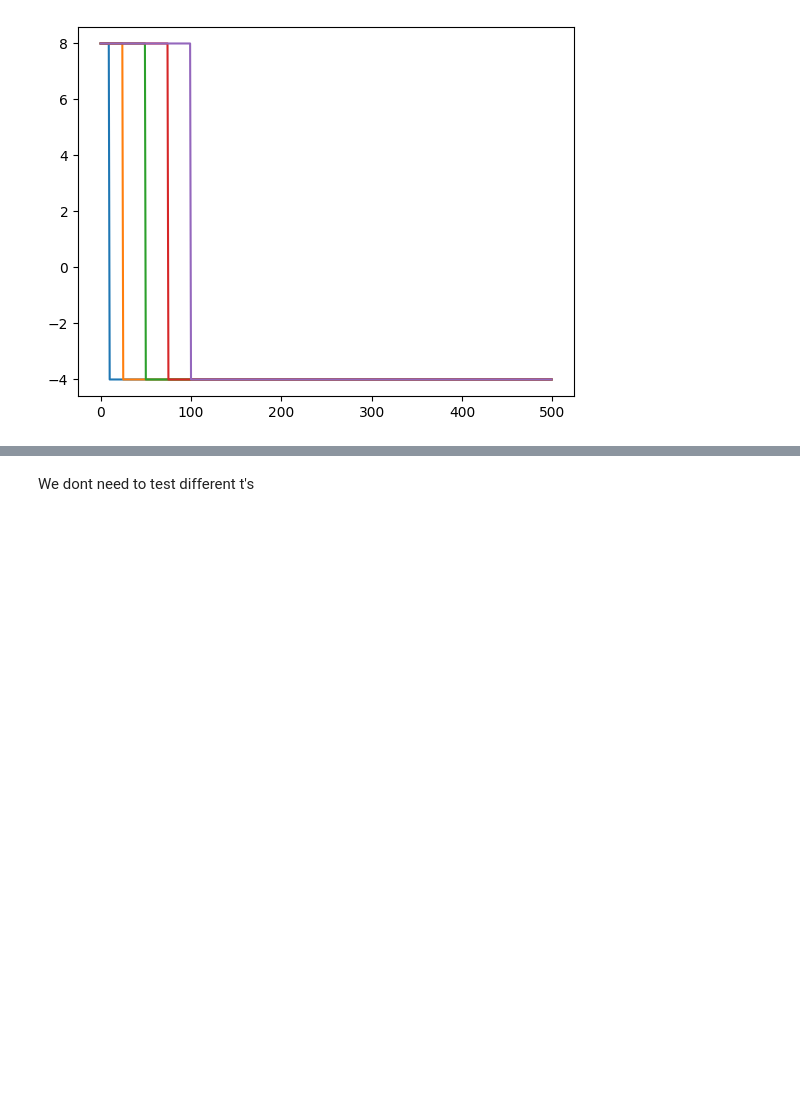
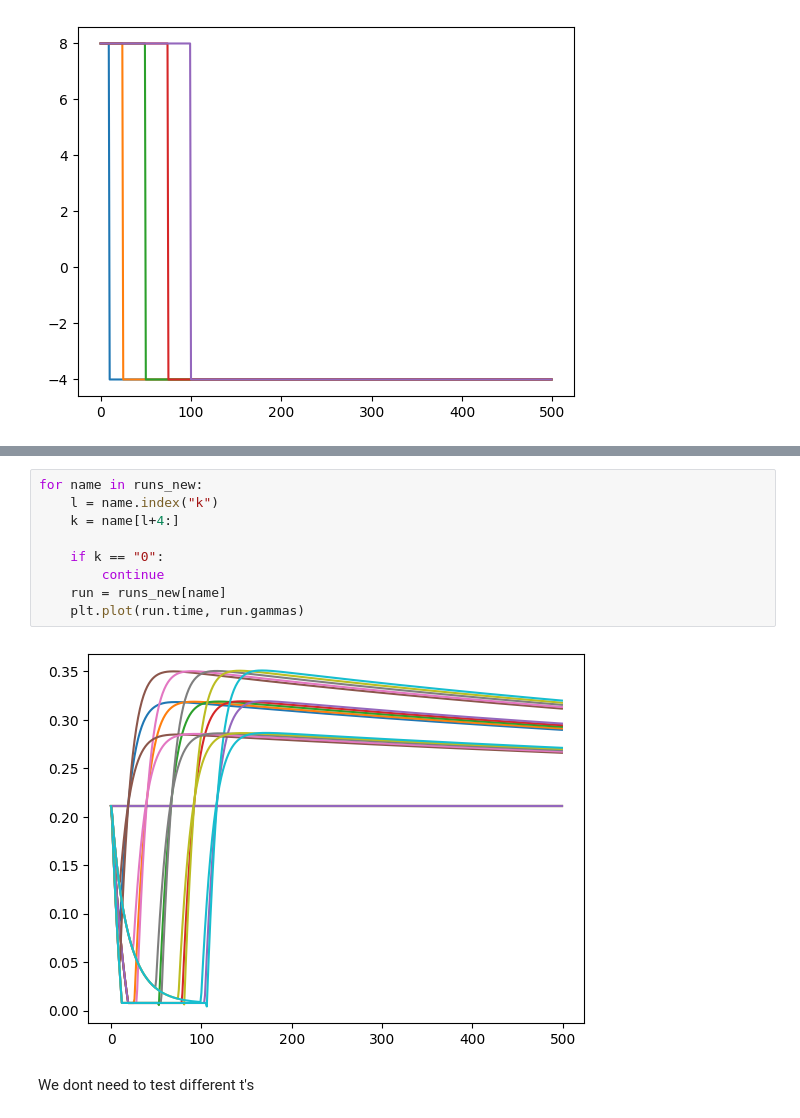
Before and after one commit to francesmcginley/ar6, a Jupyter notebook: Exploration/W10p2ReplicationWithGeoffroyParameters.ipynb, the cells around one changed output, grey strips where cells are left out. Drawn from its saved outputs; the diff is of its cells as text; blank space fills up the shorter version.

```diff
--- a/Exploration/W10p2ReplicationWithGeoffroyParameters.ipynb
+++ b/Exploration/W10p2ReplicationWithGeoffroyParameters.ipynb
@@ -837,2 +854,13 @@ Text(400, 1, '')
+# %%
+for name in runs_new:
+    l = name.index("k")
+    k = name[l+4:]
+
+    if k == "0":
+        continue
+    run = runs_new[name]
+    plt.plot(run.time, run.gammas)
+# %% [output]
+[figure, added]
 # %% [markdown]
 We dont need to test different t's
```
Also changed, not shown: parts of 8 cells of this notebook, 3 other files.
